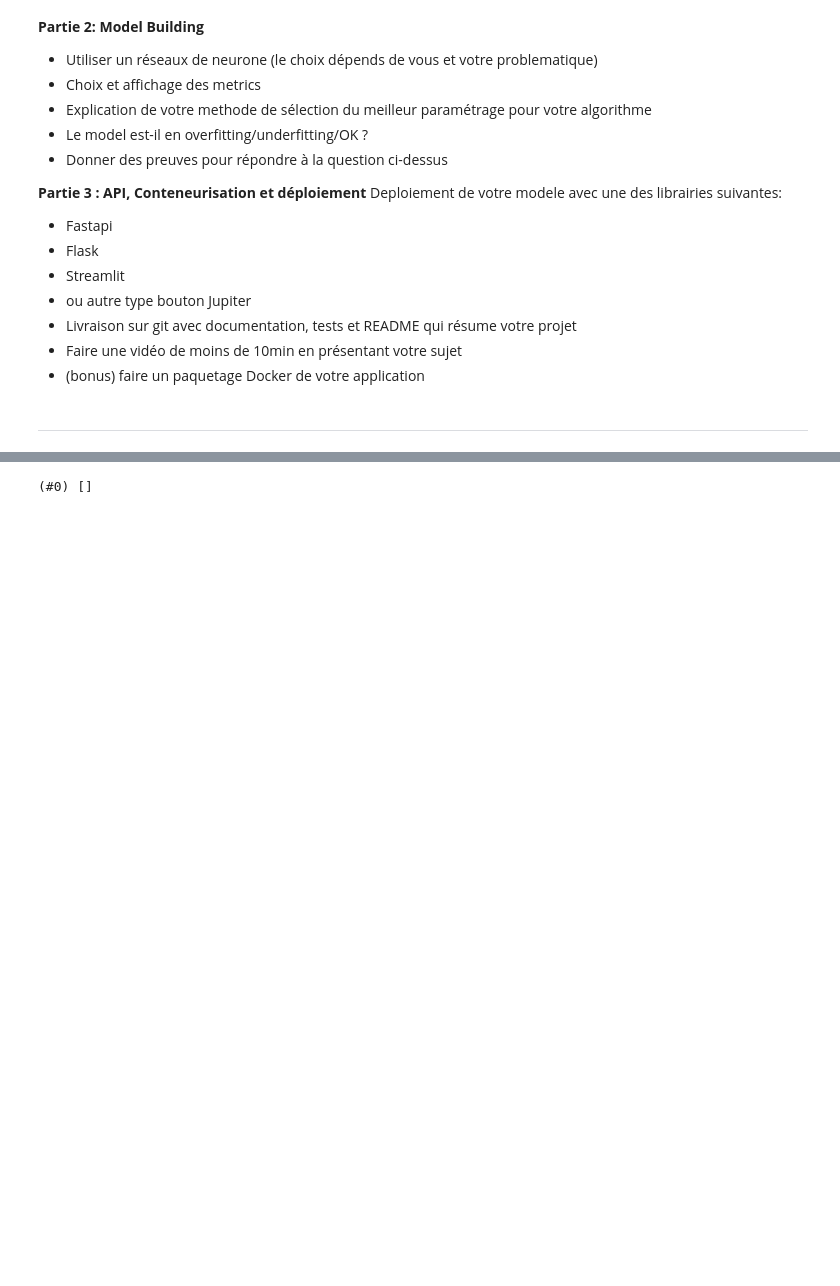
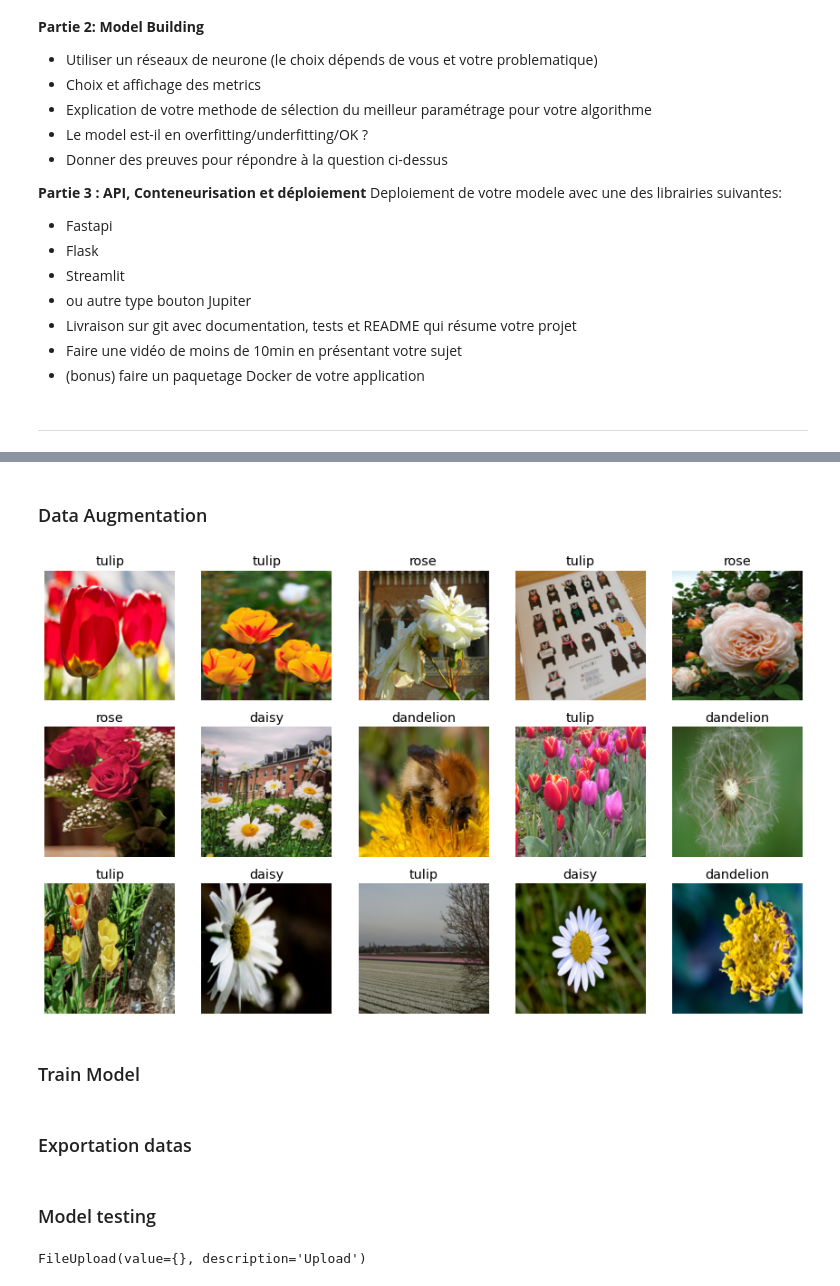
Before and after one commit to BaptisteHurel/DeepLearning, a Jupyter notebook: ProjetDeepLearning/DeepLearningProject.ipynb, the cells around one changed output, grey strips where cells are left out. Cells and saved outputs as stored; diff of their text form; code cells hidden in the pictures; blank space fills up the shorter version.

```diff
--- a/ProjetDeepLearning/DeepLearningProject.ipynb
+++ b/ProjetDeepLearning/DeepLearningProject.ipynb
@@ -58,0 +60,5 @@ flower_train_path = f"https://drive.google.com/drive/folders/1d4xzMODUrYggSZgivh
+# %%
+# Chemin d'accès aux données
+from google.colab import drive
+drive.mount('/content/drive')
+flower_train_path = '/content/drive/MyDrive/Colab_Notebooks/ProjetDeepLearning/train'
@@ -62,6 +85,5 @@ flower_name = ['dandelion', 'daisy', 'sunflower', 'tulip', 'rose']
-# %%
-# Récupération des images
-rcp_img = get_image_files(flower_train_path + "/test")
-rcp_img
-# %% [output]
-(#0) []
+# %%
+flowers = DataBlock(
+    blocks=(ImageBlock, CategoryBlock),
+    get_items=get_image_files,
+    get_y=parent_label)
@@ -67,0 +92,15 @@ rcp_img
+# %% [markdown]
+### Data Augmentation
+# %%
+# Data augmentation sur les images pour avoir une taille identique
+flowers = flowers.new(
+    item_tfms=RandomResizedCrop(200, min_scale=0.5),
+    batch_tfms=aug_transforms())
+dl = flowers.dataloaders(flower_train_path)
+# %%
+# Affichage des images (10 images en 2 lignes)
+dl.valid.show_batch(max_n=15, nrows=3)
+# %% [output]
+[figure, added]
+# %% [markdown]
+### Train Model
@@ -67,0 +111,10 @@ rcp_img
+# %% [markdown]
+### Exportation datas
+# %% [markdown]
+### Model testing
+# %%
+# Create upload button
+btn_upload = widgets.FileUpload()
+btn_upload
+# %% [output]
+FileUpload(value={}, description='Upload')
```
Also changed, not shown: parts of 14 cells of this notebook.
